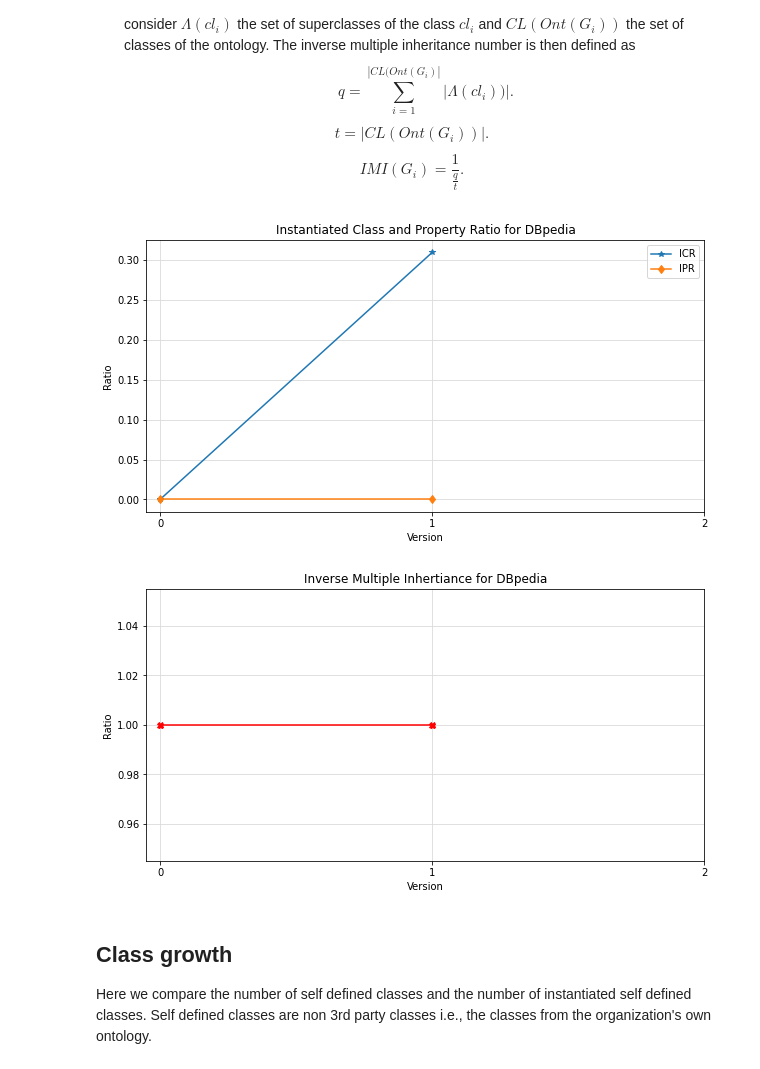
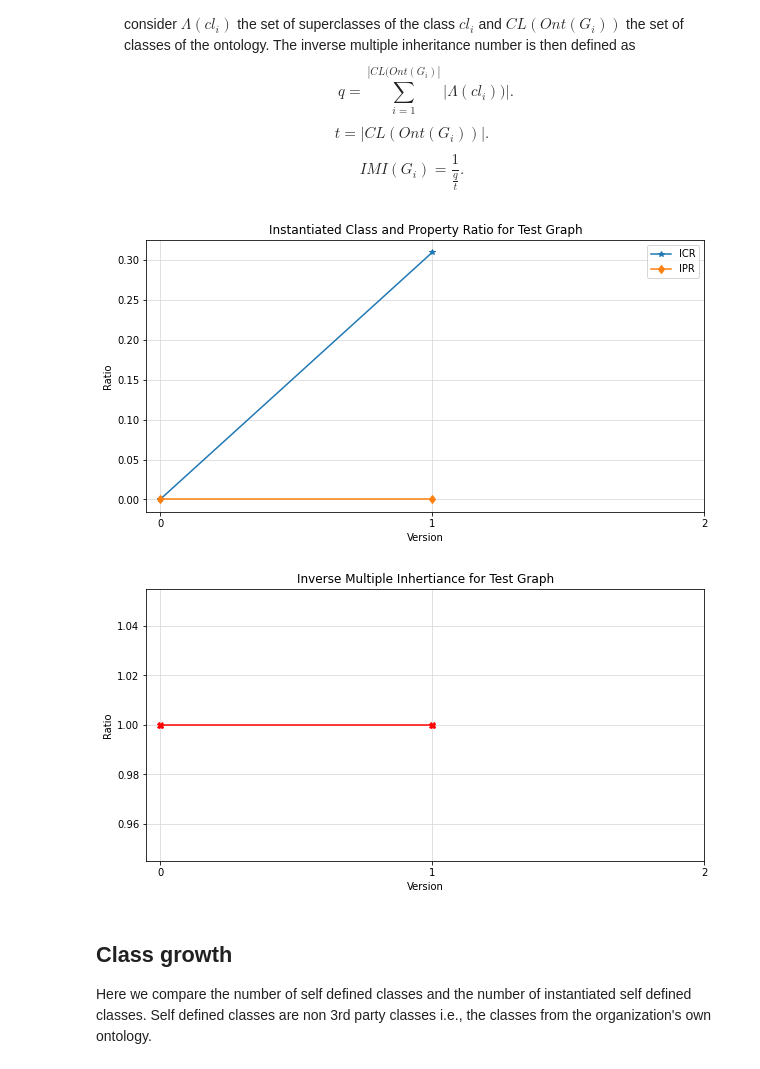
Before and after one commit to EBrandDV/P4, a Jupyter notebook: notebook.ipynb, the cells around one changed output. Drawn from its saved outputs; the diff is of its cells as text; code cells hidden in the pictures.

```diff
--- a/notebook.ipynb
+++ b/notebook.ipynb
@@ -249,10 +236,10 @@ $$
 IMI(G_{i}) = \frac{1}{\frac{q}{t}}.
 $$
 # %%
-viz.quality_plots(file_path= 'quality.csv', graph_name)
+viz.quality_plots(name= graph_name, file_path= 'quality.csv')
 # %% [output]
-[figure, old version]
+[figure, new version]
-[figure, old version]
+[figure, new version]
 # %% [markdown]
 ## Class growth
 Here we compare the number of self defined classes and the number of instantiated self defined classes. Self defined classes are non 3rd party classes i.e., the classes from the organization's own ontology.
```
Also changed, not shown: parts of 7 cells of this notebook.
